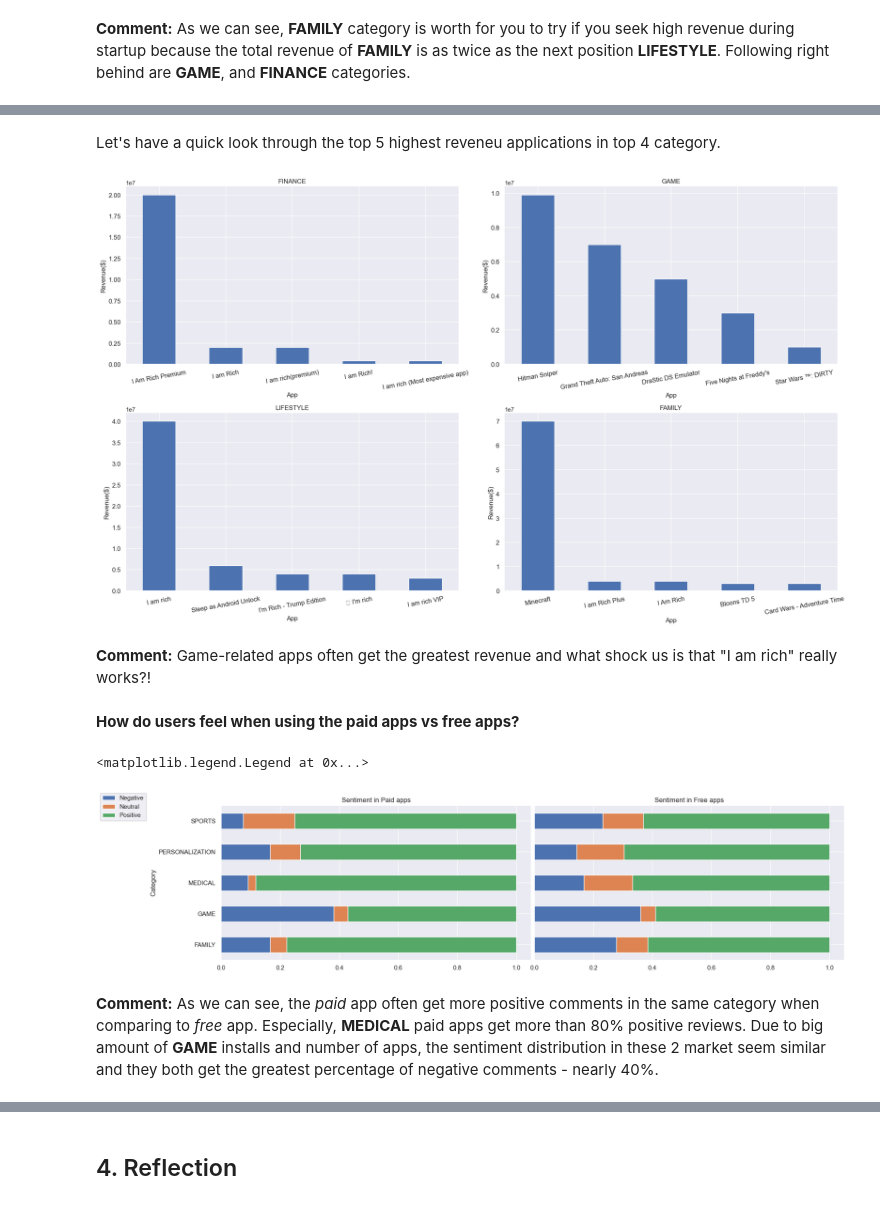
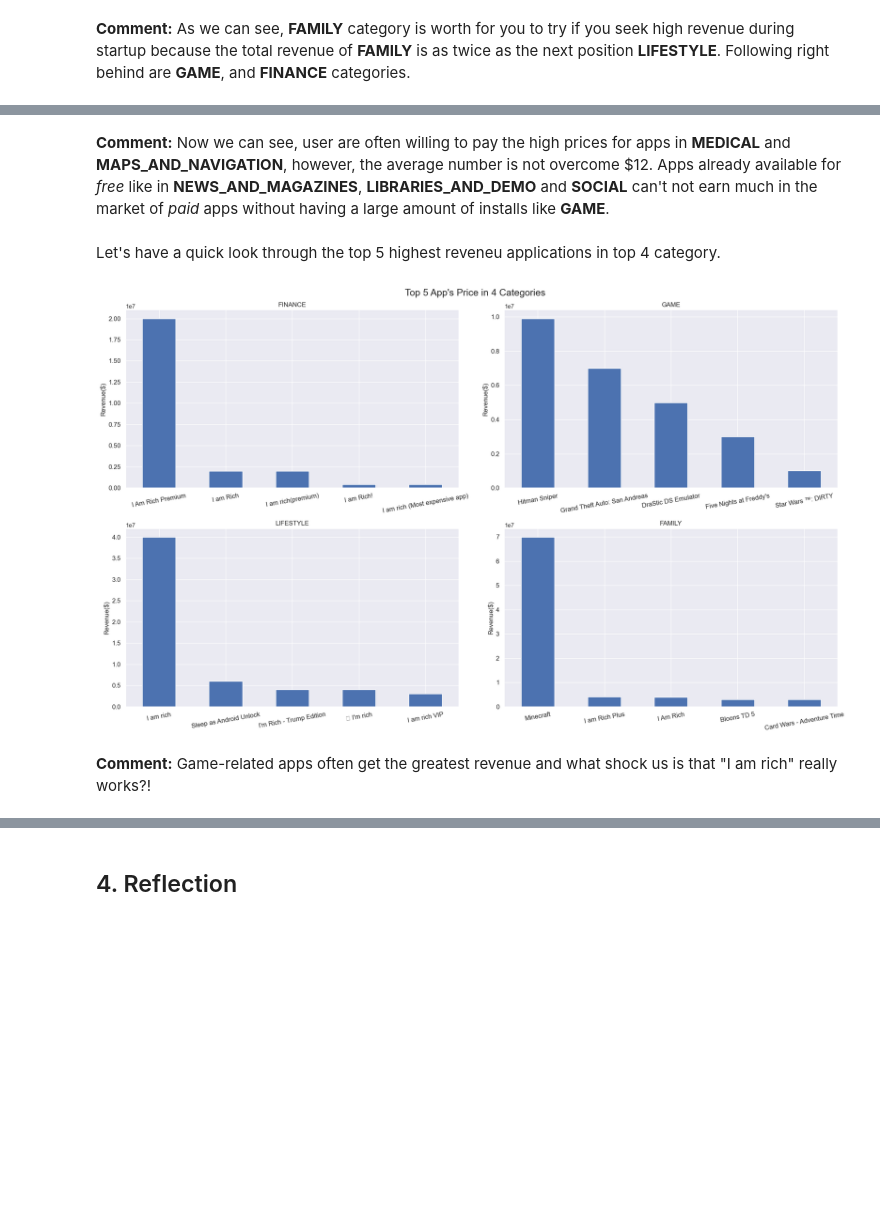
Before and after one commit to Luc-h0/Lap_trinh_cho_khoa_hoc_du_lieu, a Jupyter notebook: Notebook/2.0-EDA.ipynb, the cells around one changed output, grey strips where cells are left out. Drawn from its saved outputs; the diff is of its cells as text; code cells hidden in the pictures; blank space fills up the shorter version.

```diff
--- a/Notebook/2.0-EDA.ipynb
+++ b/Notebook/2.0-EDA.ipynb
@@ -561,6 +616,7 @@ sns.set_style('darkgrid')
 fig, ax = plt.subplots(figsize=(20, 10))
 sns.stripplot(x="Price", y="Category", data=df_paid, linewidth=0.5, ax=ax, color='b')
 ax.yaxis.grid(True)
+ax.set_title('Apps\'s Price in each Category', fontsize=18)
 plt.axvline(quantile_95, color='r') # draw the red line splitting 2 ranges of price at x=quantile_95
 
 # emphasis categories that has app's price > quantile_95
@@ -657,55 +735,25 @@ paid_df.head(5)
+# %% [markdown]
+**Comment:** Now we can see, user are often willing to pay the high prices for apps in **MEDICAL** and **MAPS_AND_NAVIGATION**, however, the average number is not overcome $12. Apps already available for *free* like in **NEWS_AND_MAGAZINES**, **LIBRARIES_AND_DEMO** and **SOCIAL** can't not earn much in the market of *paid* apps without having a large amount of installs like **GAME**.
 # %% [markdown]
 Let's have a quick look through the top 5 highest reveneu applications in top 4 category.
 # %%
+#pre-processing
+paid_df = df[(df.Type == 'Paid')].copy()
+paid_df['Revenue'] = paid_df['Price'] * paid_df['Installs'] # revenue = price * number of install
+paid_df.sort_values('Revenue', ascending=False, inplace=True)
+
+revenue_cat_paid = paid_df.groupby('Category')['Revenue'].sum()
+revenue_cat_paid.sort_values(ascending=True, inplace=True)
+
+# visualizing
 fig, axes = plt.subplots(2, 2, figsize=(20,12))
+fig.suptitle("Top 5 App's Price in 4 Categories", fontsize=18)
 top_cates = revenue_cat_paid.index[-4:]
 for cate, ax in zip(top_cates, axes.ravel()):
-    paid_df[paid_df.Category == cate].head(5).plot.bar(ax=ax, x='App',
+    paid_df[paid_df.Category == cate].head(5).plot.bar(ax=ax, x='App', xlabel='',
                                                        y='Revenue', ylabel='Revenue($)', title=cate, rot=10, legend=False, fontsize=12)
 fig.tight_layout()
 # %% [output]
-[figure, old version]
+[figure, new version]
 # %% [markdown]
 **Comment:** Game-related apps often get the greatest revenue and what shock us is that "I am rich" really works?!
-# %% [markdown]
-**How do users feel when using the paid apps vs free apps?**
-# %%
-# import reviews dataframe
-reviews_df = pd.read_csv('../Data/Processed/cleaned_reviews.csv')
-
-# extract columns to display and pre-process
-sub_df = df[df.Category.isin(['GAME', 'PERSONALIZATION', 'SPORTS', 'FAMILY', 'MEDICAL'])]
-paid_df = sub_df[sub_df.Type == 'Paid']
-free_df = sub_df[sub_df.Type == 'Free']
-
-fig, axes = plt.subplots(1, 2, figsize=(20, 5), sharey=True)
-fig.subplots_adjust(wspace=0.01)
-
-def sentiment_analyse(data, ax, title): # draw bar chart to show percentage of each kind of sentiment in each categories
-    # merge reviews and df
-    merged_df = pd.merge(data, reviews_df, on = "App", how = "inner")
-    # find number of app per sentiments in each category
-    grouped_sentiment_category_count = merged_df.groupby(['Category', 'Sentiment']).agg({'App': 'count'}).reset_index()
-    # find the total number of sentiment in each category
-    grouped_sentiment_category_sum = merged_df.groupby(['Category']).agg({'Sentiment': 'count'}).reset_index()
-
-    # merge them to one df
-    new_df = pd.merge(grouped_sentiment_category_count, grouped_sentiment_category_sum, on=["Category"])
-    # normalize sentiment to display percentage of each type
-    new_df['SentimentNormalized'] = new_df.App/new_df.Sentiment_y
-
-    # drop unneccessary columns
-    new_df = new_df[['Category', 'Sentiment_x', 'SentimentNormalized']]
-    new_df = new_df.set_index(['Category', 'Sentiment_x']).unstack()
-
-    # visualizing
-    new_df.plot.barh(stacked=True, ax=ax, title=title, legend=False)
-
-sentiment_analyse(paid_df, axes[0], 'Sentiment in Paid apps')
-sentiment_analyse(free_df, axes[1], 'Sentiment in Free apps')
-axes[0].legend(['Negative', 'Neutral', 'Positive'], bbox_to_anchor=(-0.4, 1.1), loc='upper left')
-# %% [output]
-<matplotlib.legend.Legend at 0x...>
-[figure, removed]
-# %% [markdown]
-**Comment:** As we can see, the *paid* app often get more positive comments in the same category when comparing to *free* app. Especially, **MEDICAL** paid apps get more than 80% positive reviews. Due to big amount of **GAME** installs and number of apps, the sentiment distribution in these 2 market seem similar and they both get the greatest percentage of negative comments - nearly 40%.
```
Also changed, not shown: parts of 20 cells of this notebook, 1 other file.
